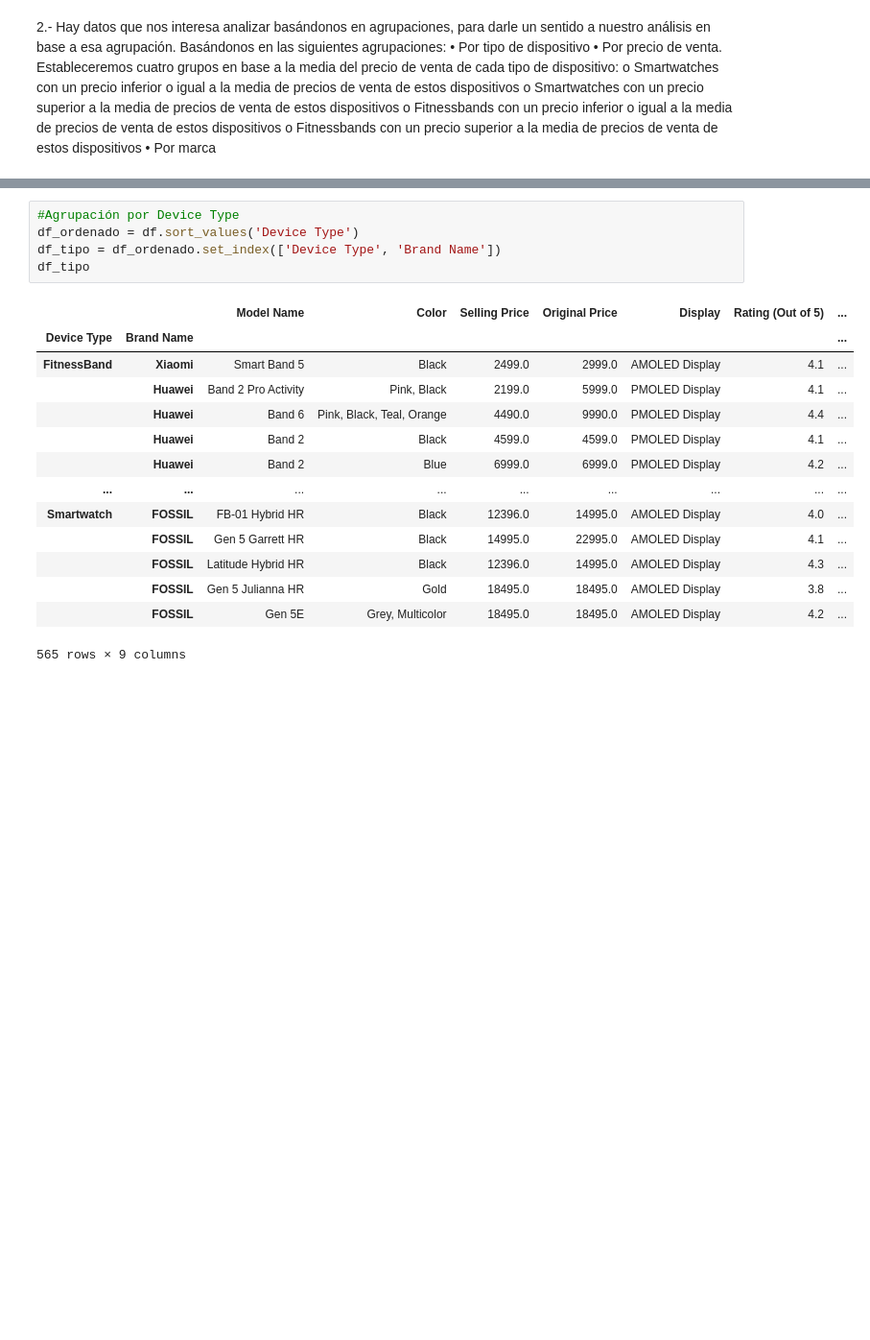
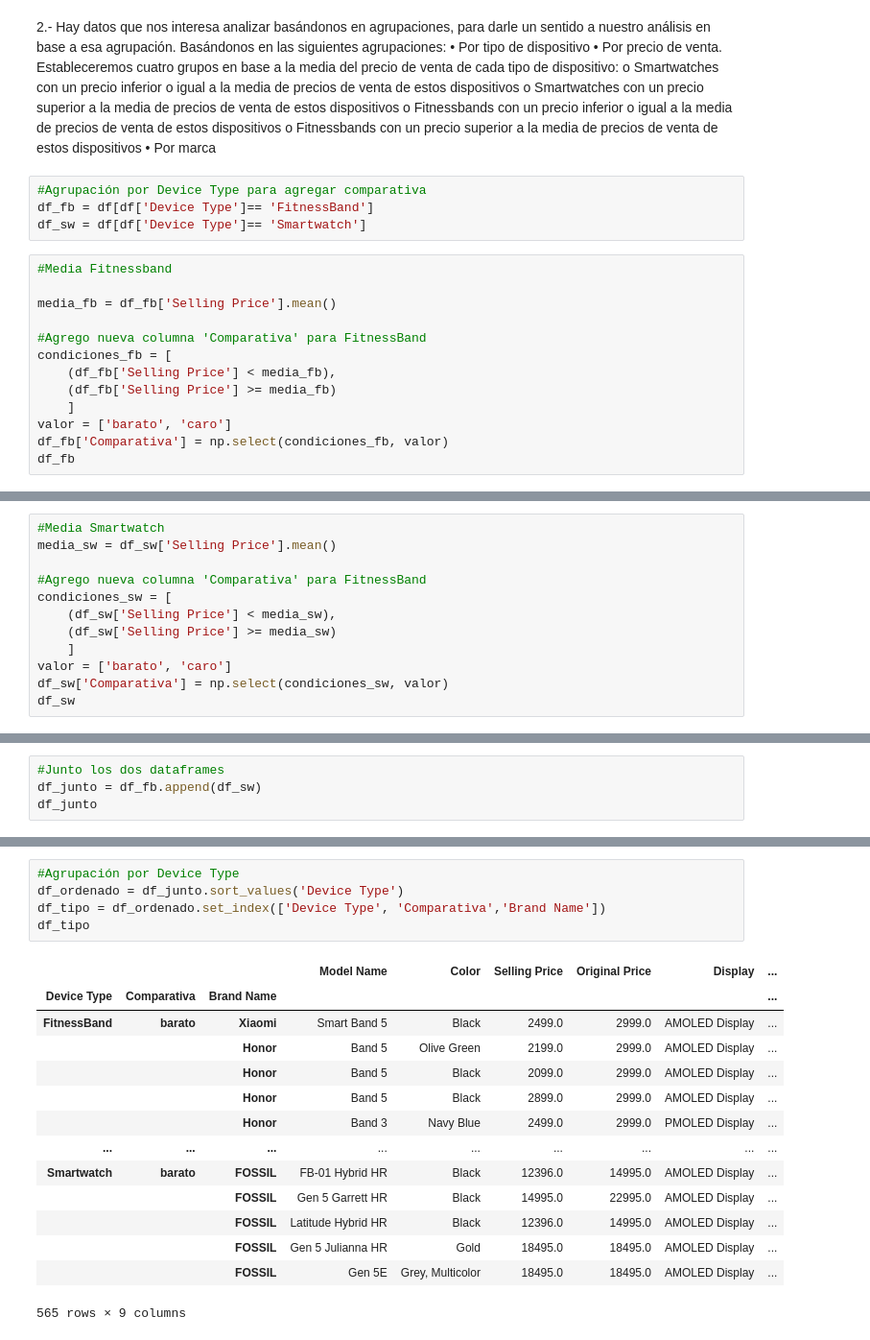
Before and after one commit to Juanjobn44/Fitness-Trackers, a Jupyter notebook: JupyterBueno.ipynb, the cells around one changed output, grey strips where cells are left out. Shown at 96% size. Cells and saved outputs as stored; diff of their text form; blank space fills up the shorter version.

```diff
--- a/JupyterBueno.ipynb
+++ b/JupyterBueno.ipynb
@@ -129,3 +130,20 @@ de estos dispositivos
 o Fitnessbands con un precio superior a la media de precios de venta de
 estos dispositivos
 • Por marca
+# %%
+#Agrupación por Device Type para agregar comparativa
+df_fb = df[df['Device Type']== 'FitnessBand']
+df_sw = df[df['Device Type']== 'Smartwatch']
+# %%
+#Media Fitnessband
+
+media_fb = df_fb['Selling Price'].mean()
+
+#Agrego nueva columna 'Comparativa' para FitnessBand
+condiciones_fb = [
+    (df_fb['Selling Price'] < media_fb),
+    (df_fb['Selling Price'] >= media_fb)
+    ]
+valor = ['barato', 'caro']
+df_fb['Comparativa'] = np.select(condiciones_fb, valor)
+df_fb
@@ -131,0 +169,12 @@ estos dispositivos
+# %%
+#Media Smartwatch
+media_sw = df_sw['Selling Price'].mean()
+
+#Agrego nueva columna 'Comparativa' para FitnessBand
+condiciones_sw = [
+    (df_sw['Selling Price'] < media_sw),
+    (df_sw['Selling Price'] >= media_sw)
+    ]
+valor = ['barato', 'caro']
+df_sw['Comparativa'] = np.select(condiciones_sw, valor)
+df_sw
@@ -131,0 +200,4 @@ estos dispositivos
+# %%
+#Junto los dos dataframes
+df_junto = df_fb.append(df_sw)
+df_junto
@@ -132,20 +218,20 @@ estos dispositivos
 # %%
 #Agrupación por Device Type
-df_ordenado = df.sort_values('Device Type')
-df_tipo = df_ordenado.set_index(['Device Type', 'Brand Name'])
+df_ordenado = df_junto.sort_values('Device Type')
+df_tipo = df_ordenado.set_index(['Device Type', 'Comparativa','Brand Name'])
 df_tipo
 # %% [output]
-|  |  | Model Name | Color | Selling Price | Original Price | Display | Rating (Out of 5) | ... |
-| Device Type | Brand Name |  |  |  |  |  |  | ... |
-| FitnessBand | Xiaomi | Smart Band 5 | Black | 2499.0 | 2999.0 | AMOLED Display | 4.1 | ... |
-|  | Huawei | Band 2 Pro Activity | Pink, Black | 2199.0 | 5999.0 | PMOLED Display | 4.1 | ... |
-|  | Huawei | Band 6 | Pink, Black, Teal, Orange | 4490.0 | 9990.0 | PMOLED Display | 4.4 | ... |
-|  | Huawei | Band 2 | Black | 4599.0 | 4599.0 | PMOLED Display | 4.1 | ... |
-|  | Huawei | Band 2 | Blue | 6999.0 | 6999.0 | PMOLED Display | 4.2 | ... |
+|  |  |  | Model Name | Color | Selling Price | Original Price | Display | ... |
+| Device Type | Comparativa | Brand Name |  |  |  |  |  | ... |
+| FitnessBand | barato | Xiaomi | Smart Band 5 | Black | 2499.0 | 2999.0 | AMOLED Display | ... |
+|  |  | Honor | Band 5 | Olive Green | 2199.0 | 2999.0 | AMOLED Display | ... |
+|  |  | Honor | Band 5 | Black | 2099.0 | 2999.0 | AMOLED Display | ... |
+|  |  | Honor | Band 5 | Black | 2899.0 | 2999.0 | AMOLED Display | ... |
+|  |  | Honor | Band 3 | Navy Blue | 2499.0 | 2999.0 | PMOLED Display | ... |
 | ... | ... | ... | ... | ... | ... | ... | ... | ... |
-| Smartwatch | FOSSIL | FB-01 Hybrid HR | Black | 12396.0 | 14995.0 | AMOLED Display | 4.0 | ... |
-|  | FOSSIL | Gen 5 Garrett HR | Black | 14995.0 | 22995.0 | AMOLED Display | 4.1 | ... |
-|  | FOSSIL | Latitude Hybrid HR | Black | 12396.0 | 14995.0 | AMOLED Display | 4.3 | ... |
-|  | FOSSIL | Gen 5 Julianna HR | Gold | 18495.0 | 18495.0 | AMOLED Display | 3.8 | ... |
-|  | FOSSIL | Gen 5E | Grey, Multicolor | 18495.0 | 18495.0 | AMOLED Display | 4.2 | ... |
+| Smartwatch | barato | FOSSIL | FB-01 Hybrid HR | Black | 12396.0 | 14995.0 | AMOLED Display | ... |
+|  |  | FOSSIL | Gen 5 Garrett HR | Black | 14995.0 | 22995.0 | AMOLED Display | ... |
+|  |  | FOSSIL | Latitude Hybrid HR | Black | 12396.0 | 14995.0 | AMOLED Display | ... |
+|  |  | FOSSIL | Gen 5 Julianna HR | Gold | 18495.0 | 18495.0 | AMOLED Display | ... |
+|  |  | FOSSIL | Gen 5E | Grey, Multicolor | 18495.0 | 18495.0 | AMOLED Display | ... |
 565 rows × 9 columns
```
Also changed, not shown: parts of 14 cells of this notebook.
